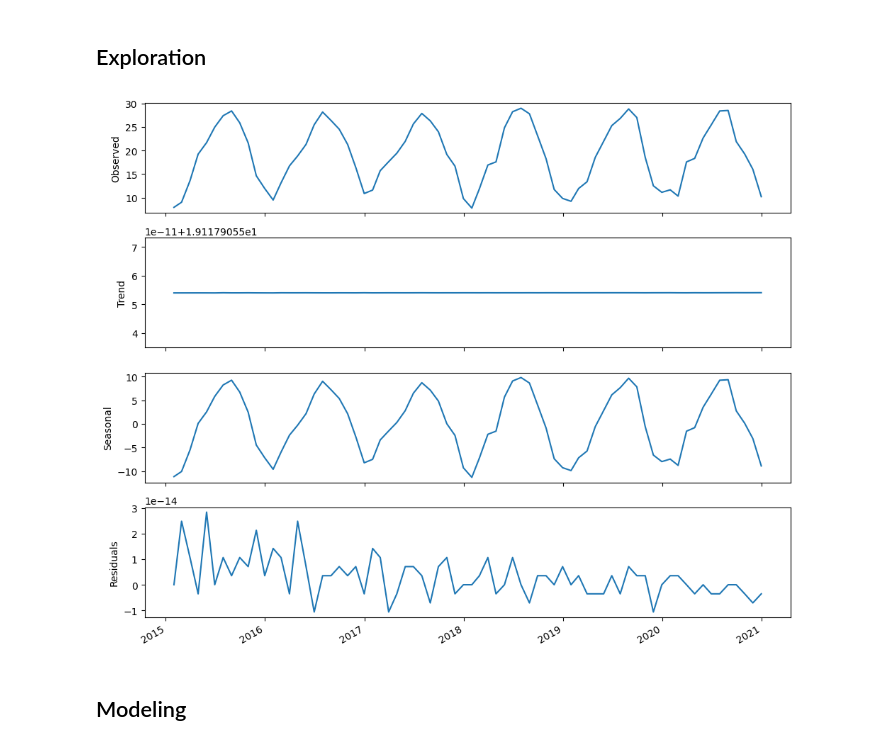
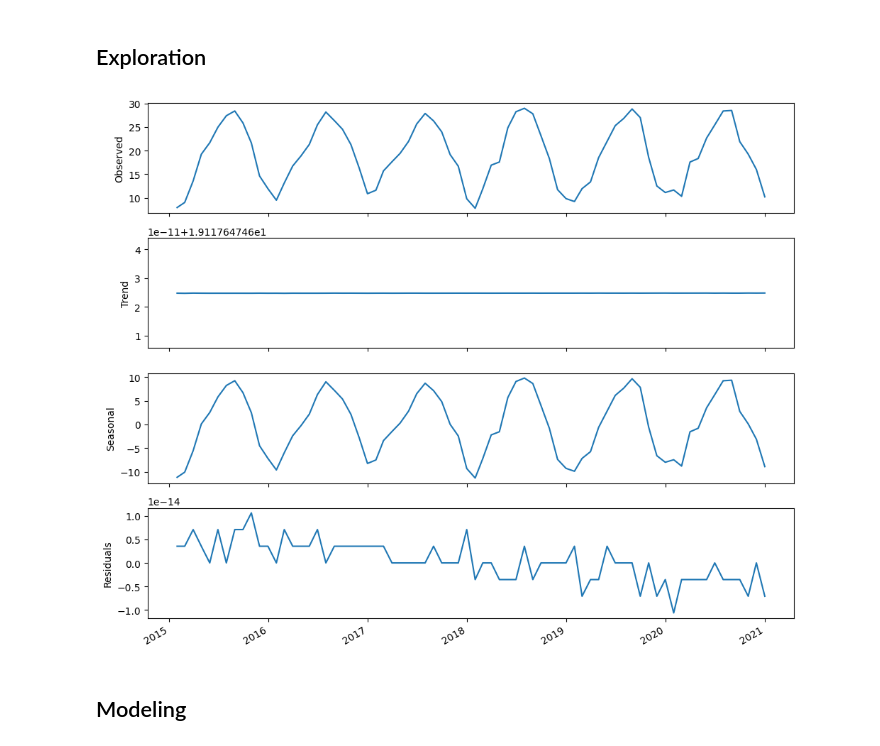
Before and after one commit to kiat/tx-soil-moisture, a Jupyter notebook: notebook/Tair_SARIMAX_Model.ipynb, the cells around one changed output. Cells and saved outputs as stored; diff of their text form; code cells hidden in the pictures.

```diff
--- a/notebook/Tair_SARIMAX_Model.ipynb
+++ b/notebook/Tair_SARIMAX_Model.ipynb
@@ -105,27 +105,27 @@ plt.tight_layout()
 ## Exploration
 # %%
 # Decompose data  to view seasonality, trend, and residuals
-decomposition = STL(df.Tair, period=84).fit()
+decomposition = STL(df.Tair, period=72).fit()
 
 fig, (ax1, ax2, ax3, ax4) = plt.subplots(nrows=4, ncols=1, sharex=True, figsize=(10,8))
 
 ax1.plot(decomposition.observed)
 ax1.set_ylabel('Observed')
 
 ax2.plot(decomposition.trend)
 ax2.set_ylabel('Trend')
 
 ax3.plot(decomposition.seasonal)
 ax3.set_ylabel('Seasonal')
 
 ax4.plot(decomposition.resid)
 ax4.set_ylabel('Residuals')
 
 
 fig.autofmt_xdate()
 plt.tight_layout()
 # %% [output]
-[figure, old version]
+[figure, new version]
 # %% [markdown]
 ## Modeling
 # %%
```
Also changed, not shown: parts of 13 cells of this notebook.
